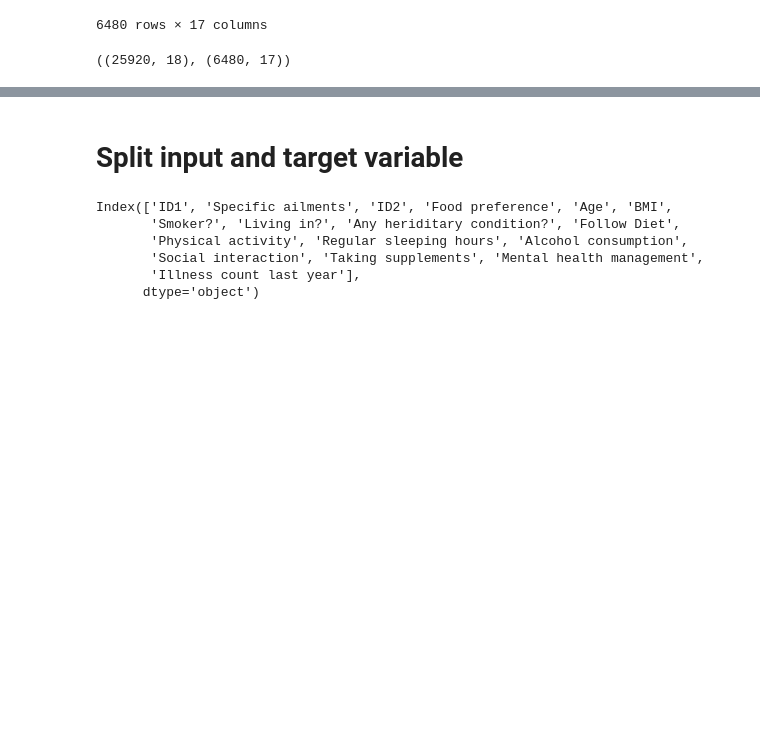
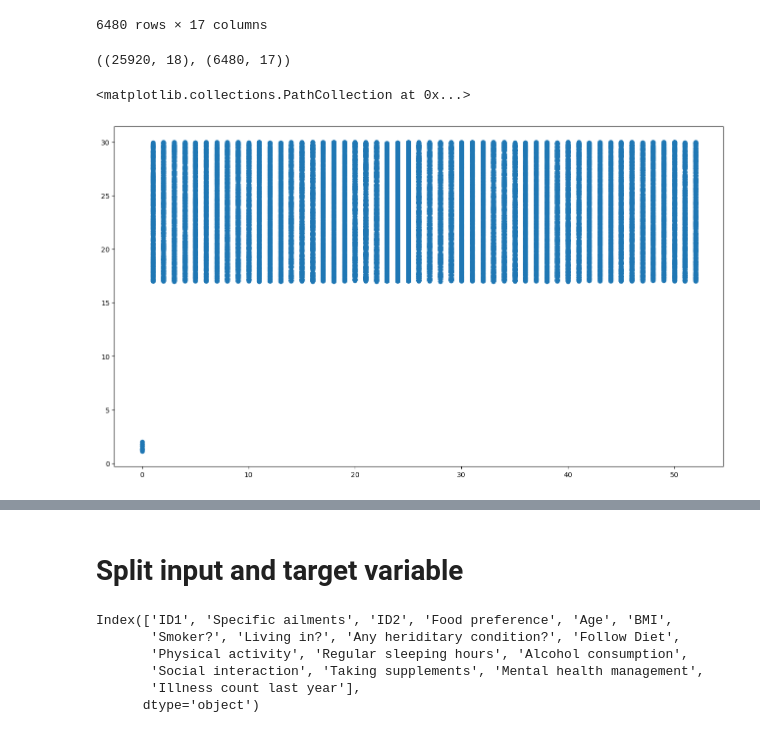
Before and after one commit to imsubhadra/Hathakon-Prediction-of-healthy-life_style, a Jupyter notebook: subhadra_project_SA.ipynb, the cells around one changed output, grey strips where cells are left out. Cells and saved outputs as stored; diff of their text form; code cells hidden in the pictures; blank space fills up the shorter version.

```diff
--- a/subhadra_project_SA.ipynb
+++ b/subhadra_project_SA.ipynb
@@ -68,3 +68,11 @@ test_df
 train_df.shape, test_df.shape
 # %% [output]
 ((25920, 18), (6480, 17))
+# %%
+plt.figure(figsize=(16, 9))
+x=train_df[("Specific ailments")]
+y= train_df[("BMI")]
+plt.scatter(x, y )
+# %% [output]
+<matplotlib.collections.PathCollection at 0x...>
+[figure, added]
```
Also changed, not shown: parts of 7 cells of this notebook.
